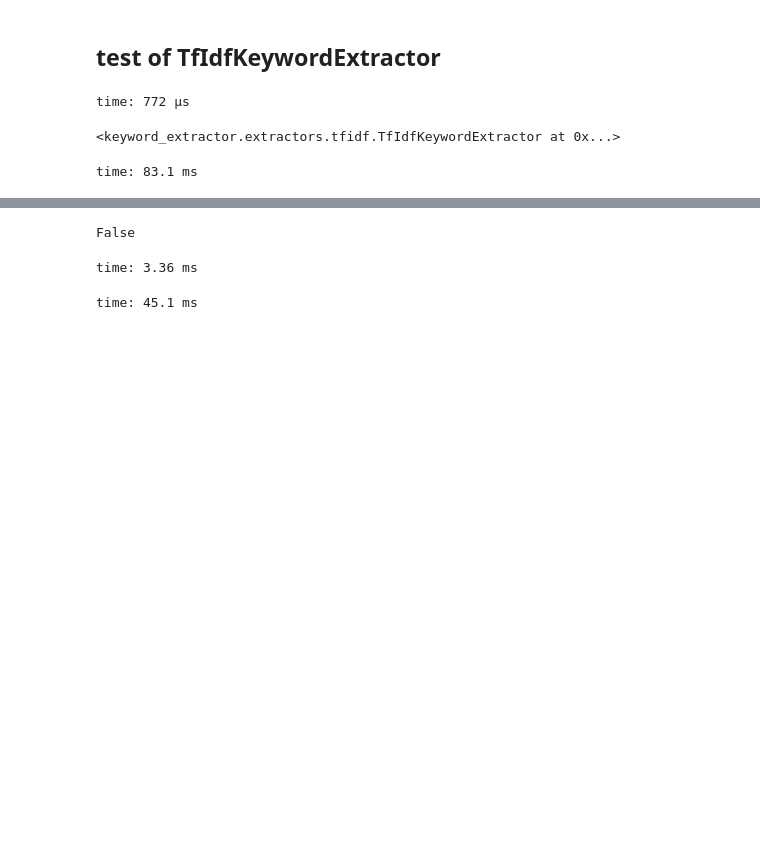
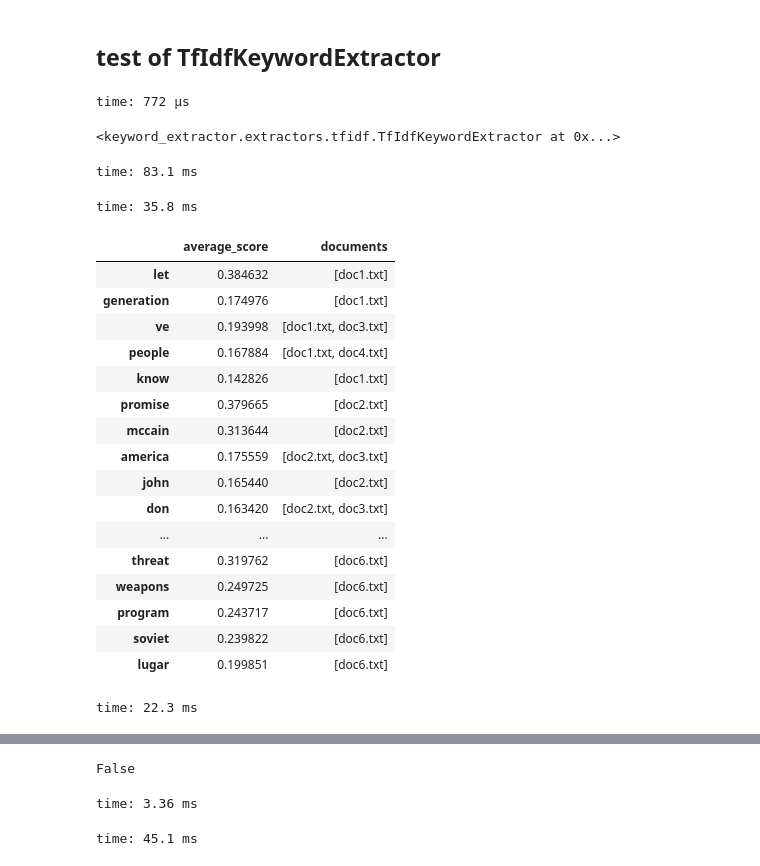
Before and after one commit to ndilsou/keyword-extractor, a Jupyter notebook: notebooks/scratchpad.ipynb, the cells around one changed output, grey strips where cells are left out. Saved outputs shown, nothing was run; the diff lists cells and outputs as text; code cells hidden in the pictures; blank space fills up the shorter version.

```diff
--- a/notebooks/scratchpad.ipynb
+++ b/notebooks/scratchpad.ipynb
@@ -757,4 +757,29 @@ extractor.fit(corpus)
 # %% [output]
 <keyword_extractor.extractors.tfidf.TfIdfKeywordExtractor at 0x...>
 time: 83.1 ms
+# %%
+scores = extractor.scores
+# %% [output]
+time: 35.8 ms
+# %%
+pd.DataFrame.from_dict({kw: {'average_score': np.mean(list(v.values())), 'documents': list(v.keys())} for kw, v in scores.items()}, orient='index')
+# %% [output]
+|  | average_score | documents |
+| let | 0.384632 | [doc1.txt] |
+| generation | 0.174976 | [doc1.txt] |
+| ve | 0.193998 | [doc1.txt, doc3.txt] |
+| people | 0.167884 | [doc1.txt, doc4.txt] |
+| know | 0.142826 | [doc1.txt] |
+| promise | 0.379665 | [doc2.txt] |
+| mccain | 0.313644 | [doc2.txt] |
+| america | 0.175559 | [doc2.txt, doc3.txt] |
+| john | 0.165440 | [doc2.txt] |
+| don | 0.163420 | [doc2.txt, doc3.txt] |
+| ... | ... | ... |
+| threat | 0.319762 | [doc6.txt] |
+| weapons | 0.249725 | [doc6.txt] |
+| program | 0.243717 | [doc6.txt] |
+| soviet | 0.239822 | [doc6.txt] |
+| lugar | 0.199851 | [doc6.txt] |
+time: 22.3 ms
 # %%
```
Also changed, not shown: parts of 3 cells of this notebook, 2 other files.
